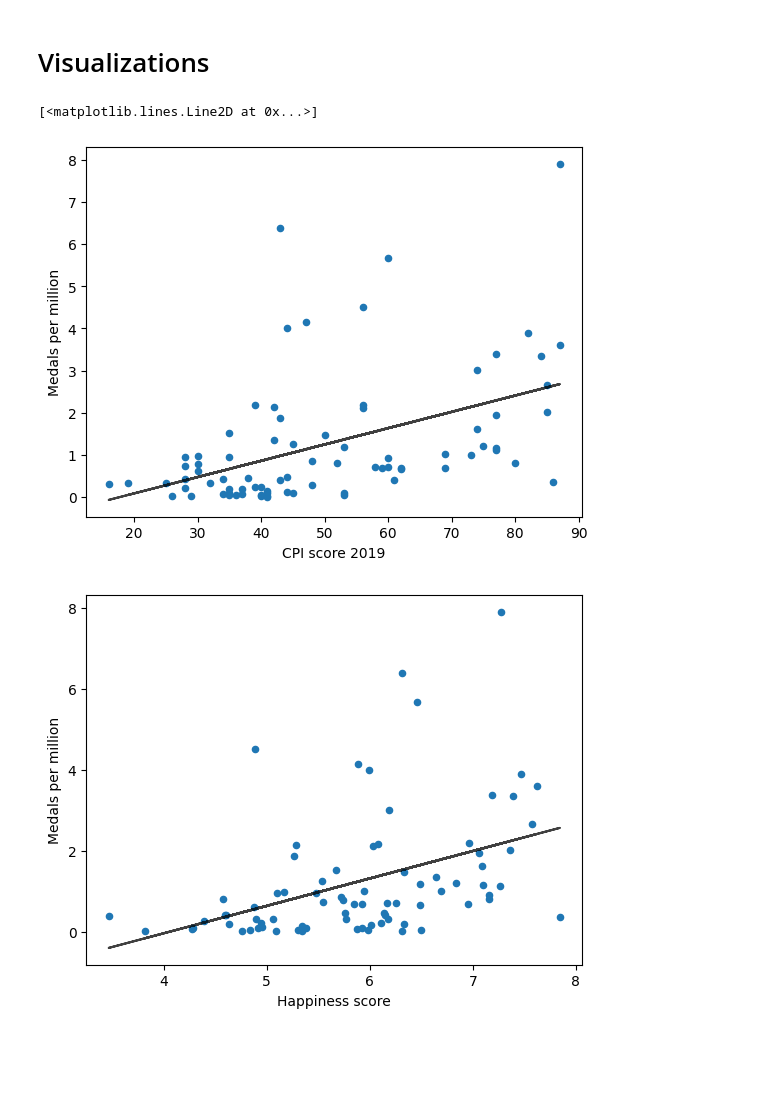
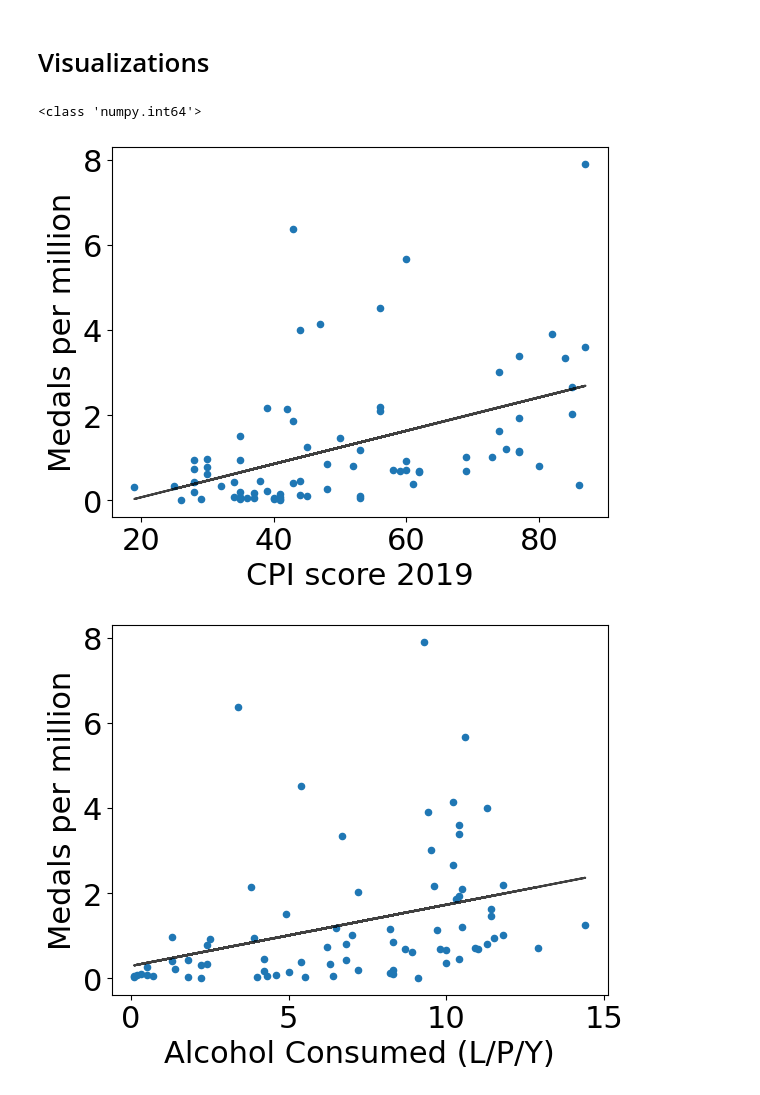
Before and after one commit to karolinahhh/data_wrangling, a Jupyter notebook: project_gr30.ipynb, the cells around one changed output. Saved outputs shown, nothing was run; the diff lists cells and outputs as text; code cells hidden in the pictures; blank space fills up the shorter version.

```diff
--- a/project_gr30.ipynb
+++ b/project_gr30.ipynb
@@ -28,4 +28,5 @@ df_cpi= pd.read_csv(cpi)
 df_happiness = pd.read_csv('world-happiness-report-2021.csv')
 df_population_density = pd.read_csv('population_by_country_2020.csv')
 df_drinking = pd.read_csv('drinks.csv')
+factors_of_interest = []
 # %%
@@ -178,11 +182,13 @@ Merging dataframe with Alcohol Consumption
 #preparing data
 normalize_countries(df_drinking, 'country')
 df_drinking = df_drinking[['country', 'total_litres_of_pure_alcohol']]
-df_drinking.rename(columns = {'total_litres_of_pure_alcohol':'Alcohol Consumed'}, inplace = True)
+df_drinking.rename(columns = {'total_litres_of_pure_alcohol':'Alcohol Consumed (L/P/Y)'}, inplace = True)
 
 #merging
 df = pd.merge(df, df_drinking, left_on='Country_x', right_on='country', how='left')
 df = df.drop(columns=['country'])
+
+factors_of_interest += ['Alcohol Consumed (L/P/Y)']
 # %% [markdown]
 Adding happiness levels to the dataframe
 # %%
@@ -201,13 +207,18 @@ df_happiness.at[84, 'Country name'] = 'CIV'
 #merging
 df = pd.merge(df, df_happiness, left_on='Country_x', right_on='Country name', how='left')
 df = df.drop(columns=['Country name'])
+
+factors_of_interest += ['Happiness score']
 # %% [markdown]
 Adding population density to the dataframe
 # %%
 #preparing dataframe
 df_population_density.rename(columns = {'Country (or dependency)':'Countries'}, inplace = True)
 df_population_density.rename(columns = {'Density (P/Km²)':'Population Density (P/Km²)'}, inplace = True)
-df_population_density = df_population_density[['Countries', 'Population Density (P/Km²)']]
+
+df_population_density = df_population_density[['Countries', 'Population Density (P/Km²)', 'Med. Age', 'Urban Pop %']]
+
+
 
 #manually converting some data to required format
 df_population_density.at[8, 'Countries'] = 'RUS'
@@ -216,11 +227,19 @@ df_population_density.at[17, 'Countries'] = 'IRN'
 df_population_density.at[67, 'Countries'] = 'SYR'
 
 
+
 normalize_countries(df_population_density, 'Countries')
 
 #merging
 df = pd.merge(df, df_population_density, left_on='Country_x', right_on='Countries', how='left')
 df = df.drop(columns=['Countries'])
+
+#stripping and converting data for use
+df.replace(' %', '', regex=True, inplace=True)
+df = df[df['Urban Pop %']!= 'N.A.']
+df = df.astype({'Med. Age':'int'})
+df = df.astype({'Urban Pop %':'int'})
+factors_of_interest += ['Population Density (P/Km²)', 'Med. Age', 'Urban Pop %']
 # %% [markdown]
 Display a modified table with the weighted values of medals:
 # %%
@@ -244,33 +267,21 @@ df
 # %%
 
 df_no_outliers = df[df['Medals per million']<12].dropna()
+df_no_outliers = df[df['Population Density (P/Km²)']<1000].dropna()
+plt.rcParams.update({'font.size': 22})
 
+#function to make a scatterplot with a trend line
+def scatterplot(df, x_data, y_data):
 
-#plotting CPI score against medals with trend line
-df_no_outliers.plot.scatter(x='CPI score 2019',y='Medals per million')
-z = np.polyfit(df_no_outliers['CPI score 2019'], df_no_outliers['Medals per million'], 1)
-p = np.poly1d(z)
-plt.plot(df_no_outliers['CPI score 2019'],p(df_no_outliers['CPI score 2019']), 'k', alpha=0.75)
+    df.plot.scatter(x=x_data,y=y_data)
+    z = np.polyfit(df[x_data], df[y_data], 1)
+    p = np.poly1d(z)
+    plt.plot(df[x_data],p(df[x_data]), 'k', alpha=0.75)
+print(type(df['Population Density (P/Km²)'][1]))
 
-#plotting happiness score against medals with trend line
-df_no_outliers.plot.scatter(x='Happiness score',y='Medals per million')
-z = np.polyfit(df_no_outliers['Happiness score'], df_no_outliers['Medals per million'], 1)
-p = np.poly1d(z)
-plt.plot(df_no_outliers['Happiness score'],p(df_no_outliers['Happiness score']), 'k', alpha=0.75)
-
-#plotting population density against models with trend line
-df_no_population_outliers = df[df['Population Density (P/Km²)']<1000].dropna()
-df_no_population_outliers.plot.scatter(x='Population Density (P/Km²)',y='Medals per million')
-z = np.polyfit(df_no_population_outliers['Population Density (P/Km²)'], df_no_population_outliers['Medals per million'], 1)
-p = np.poly1d(z)
-plt.plot(df_no_population_outliers['Population Density (P/Km²)'],p(df_no_population_outliers['Population Density (P/Km²)']), 'k', alpha=0.75)
-
-##plotting alcohol consumption against medals with trend line
-df_no_population_outliers.plot.scatter(x='Alcohol Consumed',y='Medals per million')
-z = np.polyfit(df_no_population_outliers['Alcohol Consumed'], df_no_population_outliers['Medals per million'], 1)
-p = np.poly1d(z)
-plt.plot(df_no_population_outliers['Alcohol Consumed'],p(df_no_population_outliers['Alcohol Consumed']), 'k', alpha=0.75)
+for factor in factors_of_interest:
+   scatterplot(df_no_outliers, factor, 'Medals per million')
 # %% [output]
-[<matplotlib.lines.Line2D at 0x...>]
+<class 'numpy.int64'>
-[figure, old version]
+[figure, new version]
-[figure, old version]
+[figure, new version]
```
Also changed, not shown: parts of 5 cells of this notebook, 1 other file.
